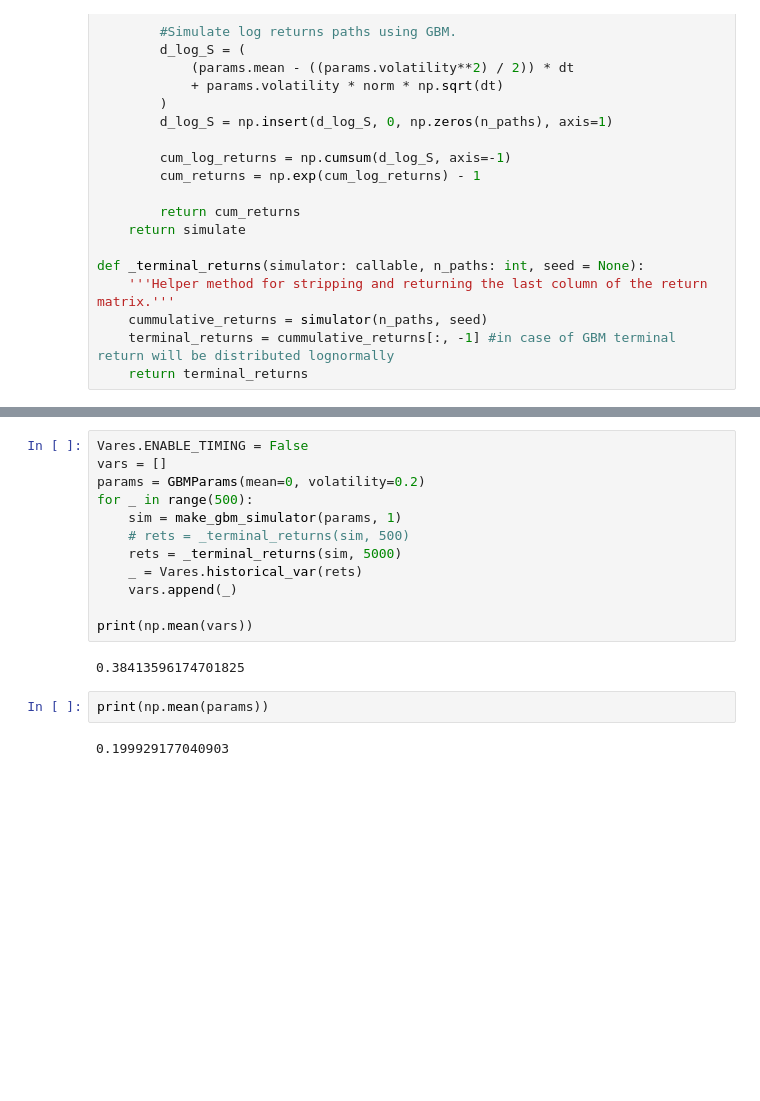
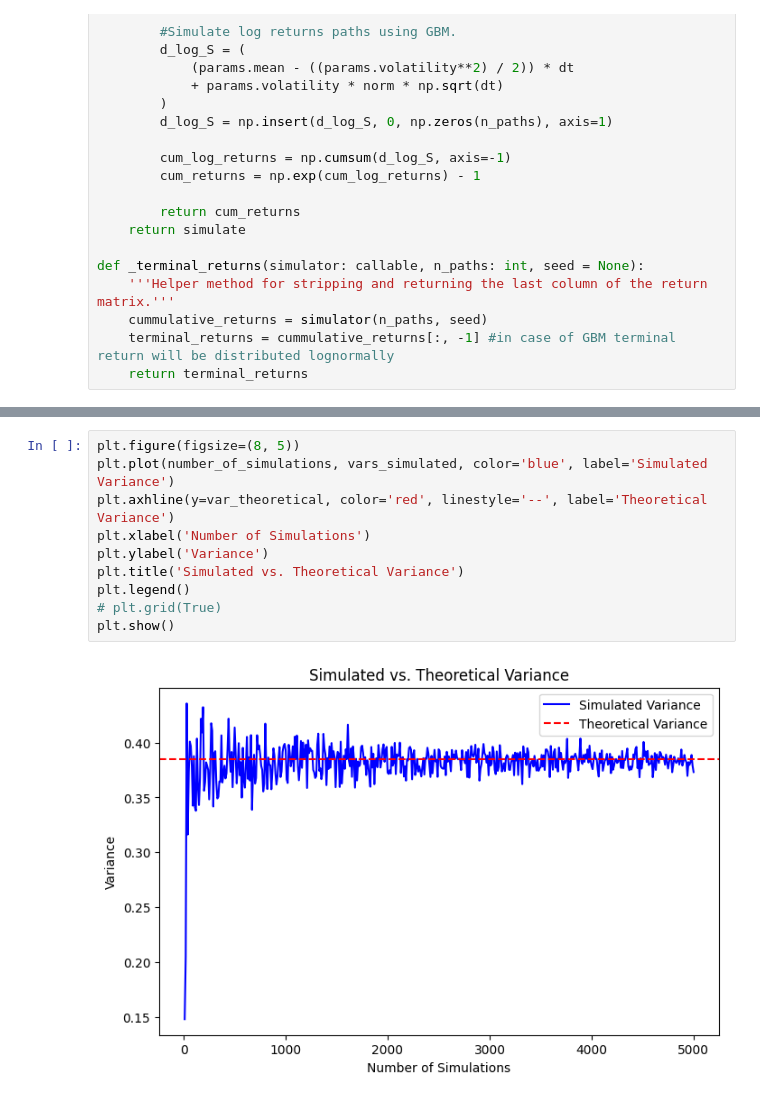
Before and after one commit to coffeffe/DOM_RF, a Jupyter notebook: cls_portfolio_development.ipynb, the cells around one changed output, grey strips where cells are left out. Saved outputs shown, nothing was run; the diff lists cells and outputs as text; blank space fills up the shorter version.

```diff
--- a/cls_portfolio_development.ipynb
+++ b/cls_portfolio_development.ipynb
@@ -372,18 +365,12 @@ print(np.mean(vars))
-# %%
-Vares.ENABLE_TIMING = False
-vars = []
-params = GBMParams(mean=0, volatility=0.2)
-for _ in range(500):
-    sim = make_gbm_simulator(params, 1)
-    # rets = _terminal_returns(sim, 500)
-    rets = _terminal_returns(sim, 5000)
-    _ = Vares.historical_var(rets)
-    vars.append(_)
-
-print(np.mean(vars))
-# %% [output]
-0.38413596174701825
-# %%
-print(np.mean(params))
-# %% [output]
-0.199929177040903
+# %%
+plt.figure(figsize=(8, 5))
+plt.plot(number_of_simulations, vars_simulated, color='blue', label='Simulated Variance')
+plt.axhline(y=var_theoretical, color='red', linestyle='--', label='Theoretical Variance')
+plt.xlabel('Number of Simulations')
+plt.ylabel('Variance')
+plt.title('Simulated vs. Theoretical Variance')
+plt.legend()
+# plt.grid(True)
+plt.show()
+# %% [output]
+[figure, added]
```
Also changed, not shown: parts of 15 cells of this notebook.
